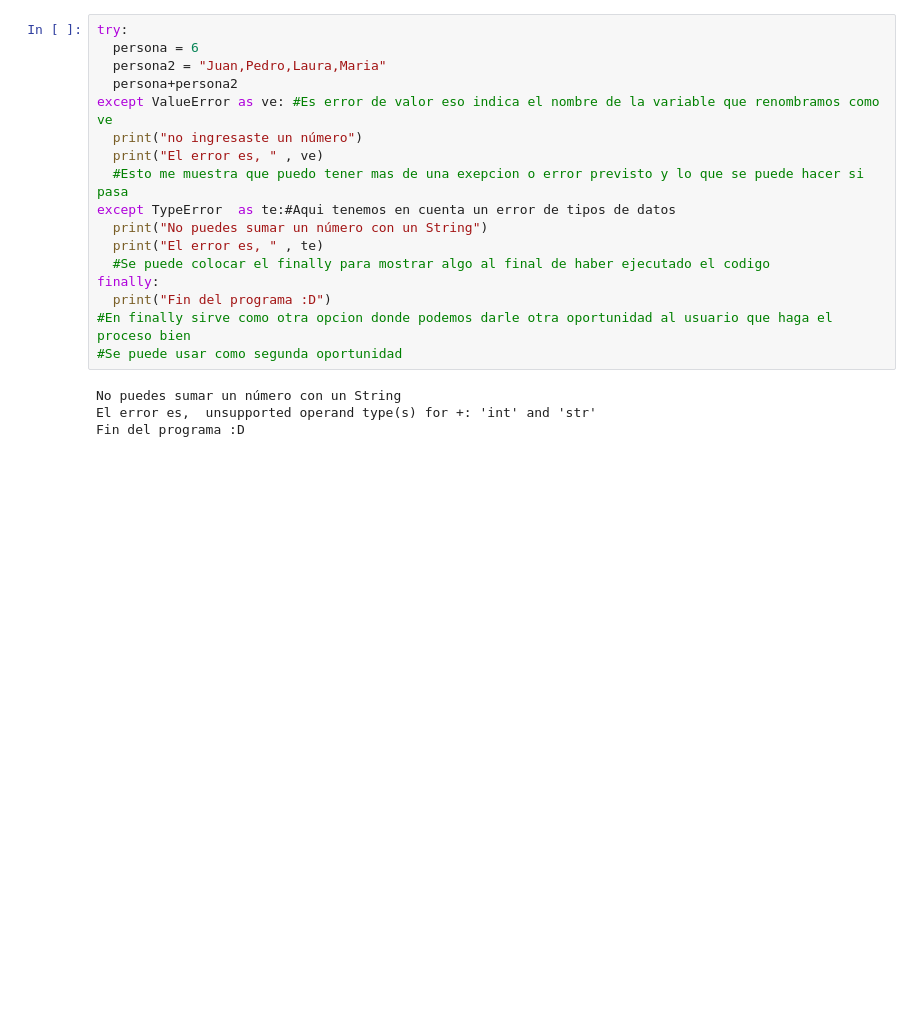
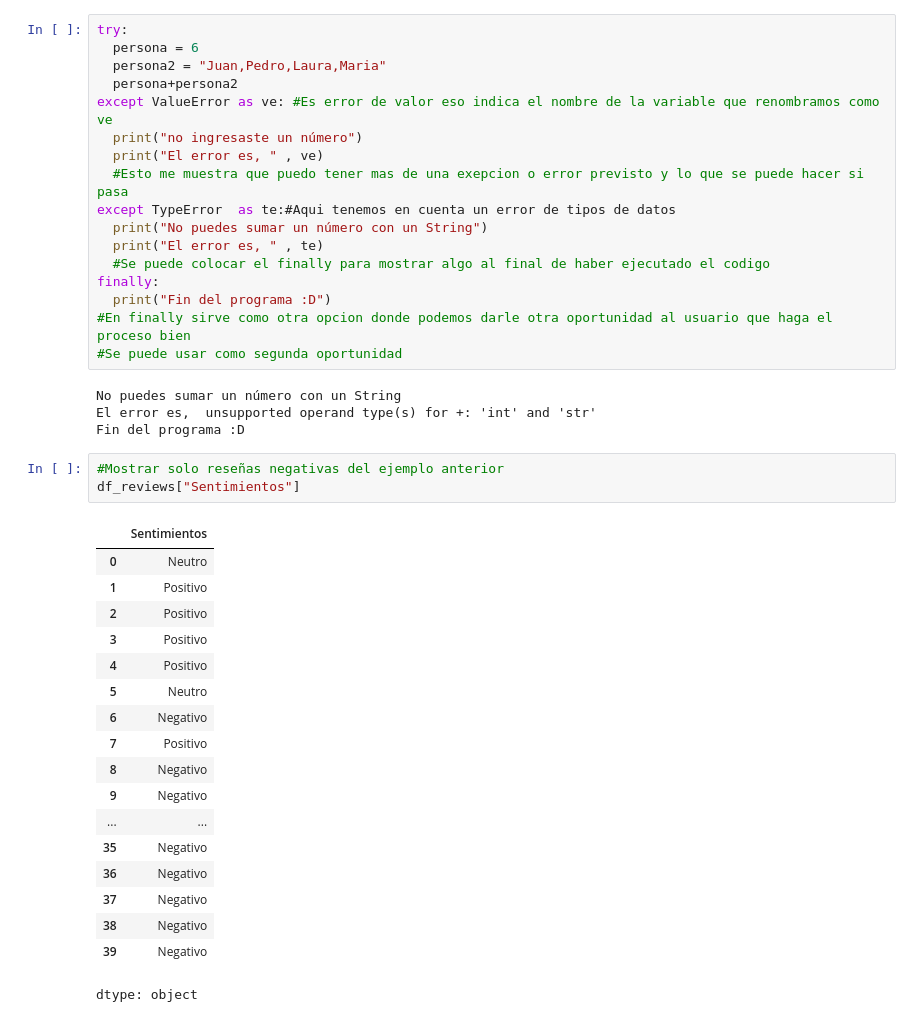
Before and after one commit to Rafael-Diaz-O/Python_pratica, a Jupyter notebook: Untitled3.ipynb, the cells around one changed output. Drawn from its saved outputs; the diff is of its cells as text; blank space fills up the shorter version.

```diff
--- a/Untitled3.ipynb
+++ b/Untitled3.ipynb
@@ -1925,3 +1931,25 @@ finally:
 No puedes sumar un número con un String
 El error es,  unsupported operand type(s) for +: 'int' and 'str'
 Fin del programa :D
+# %%
+#Mostrar solo reseñas negativas del ejemplo anterior
+df_reviews["Sentimientos"]
+# %% [output]
+|  | Sentimientos |
+| 0 | Neutro |
+| 1 | Positivo |
+| 2 | Positivo |
+| 3 | Positivo |
+| 4 | Positivo |
+| 5 | Neutro |
+| 6 | Negativo |
+| 7 | Positivo |
+| 8 | Negativo |
+| 9 | Negativo |
+| ... | ... |
+| 35 | Negativo |
+| 36 | Negativo |
+| 37 | Negativo |
+| 38 | Negativo |
+| 39 | Negativo |
+dtype: object
```
Also changed, not shown: parts of 22 cells of this notebook.
